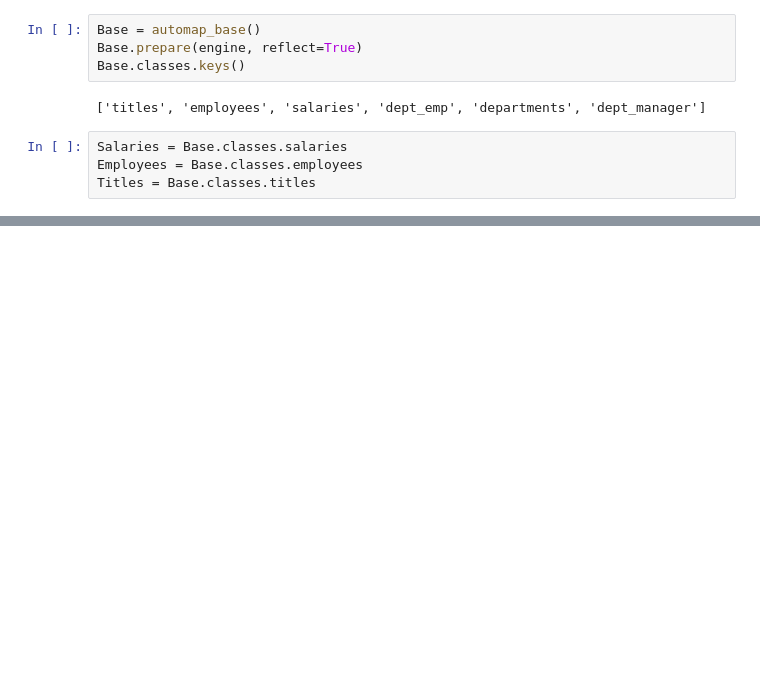
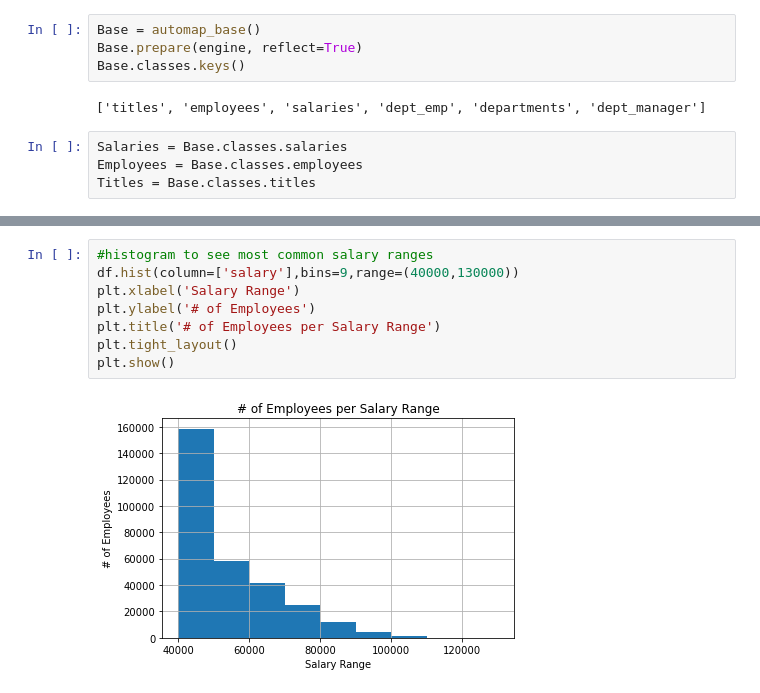
Before and after one commit to amerikonnor/sql-challenge, a Jupyter notebook: EmployeeSQL/salary_analysis.ipynb, the cells around one changed output, grey strips where cells are left out. Saved outputs shown, nothing was run; the diff lists cells and outputs as text; blank space fills up the shorter version.

```diff
--- a/EmployeeSQL/salary_analysis.ipynb
+++ b/EmployeeSQL/salary_analysis.ipynb
@@ -34,0 +49,10 @@ df.head()
+# %%
+#histogram to see most common salary ranges
+df.hist(column=['salary'],bins=9,range=(40000,130000))
+plt.xlabel('Salary Range')
+plt.ylabel('# of Employees')
+plt.title('# of Employees per Salary Range')
+plt.tight_layout()
+plt.show()
+# %% [output]
+[figure, added]
```
Also changed, not shown: parts of 9 cells of this notebook.
